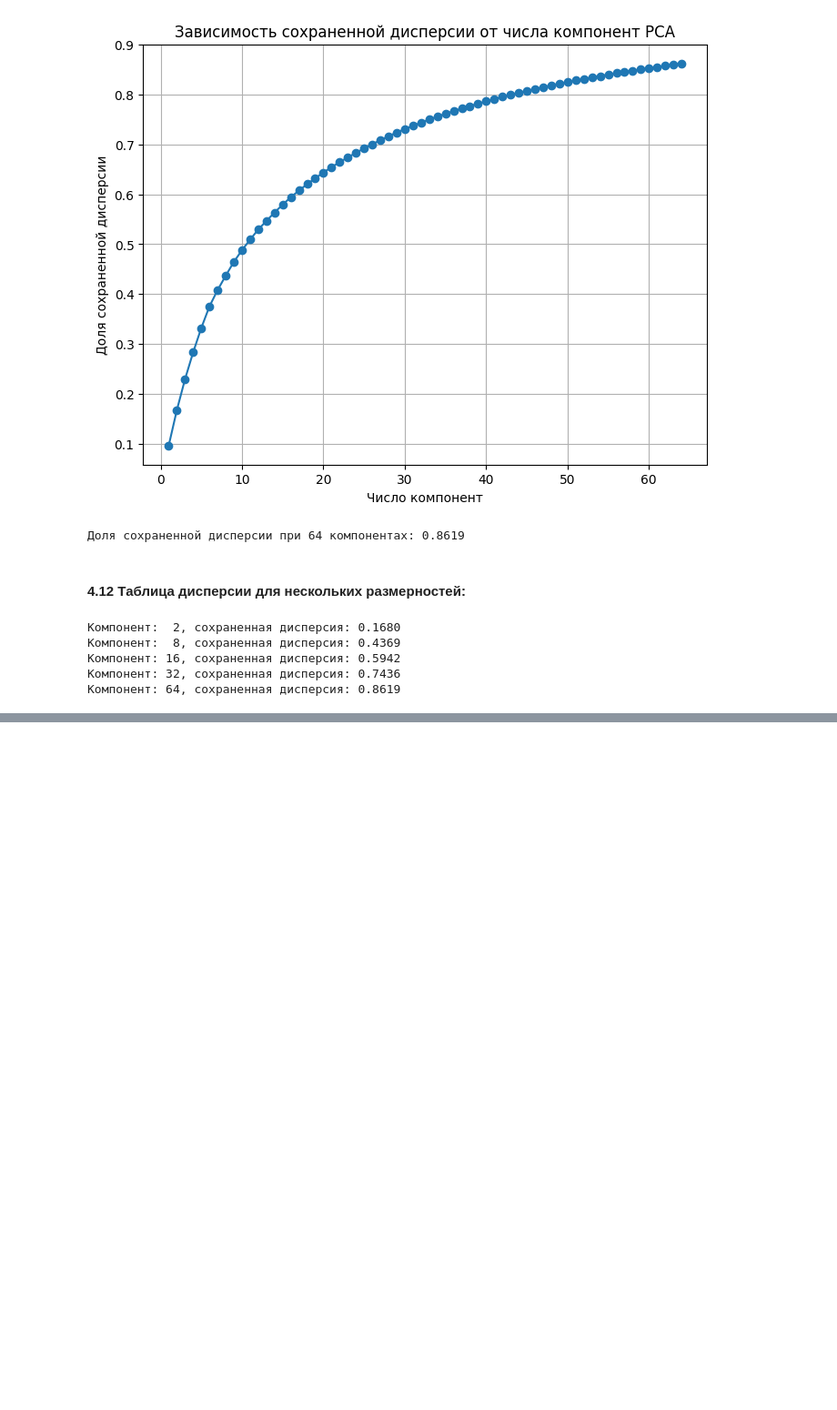
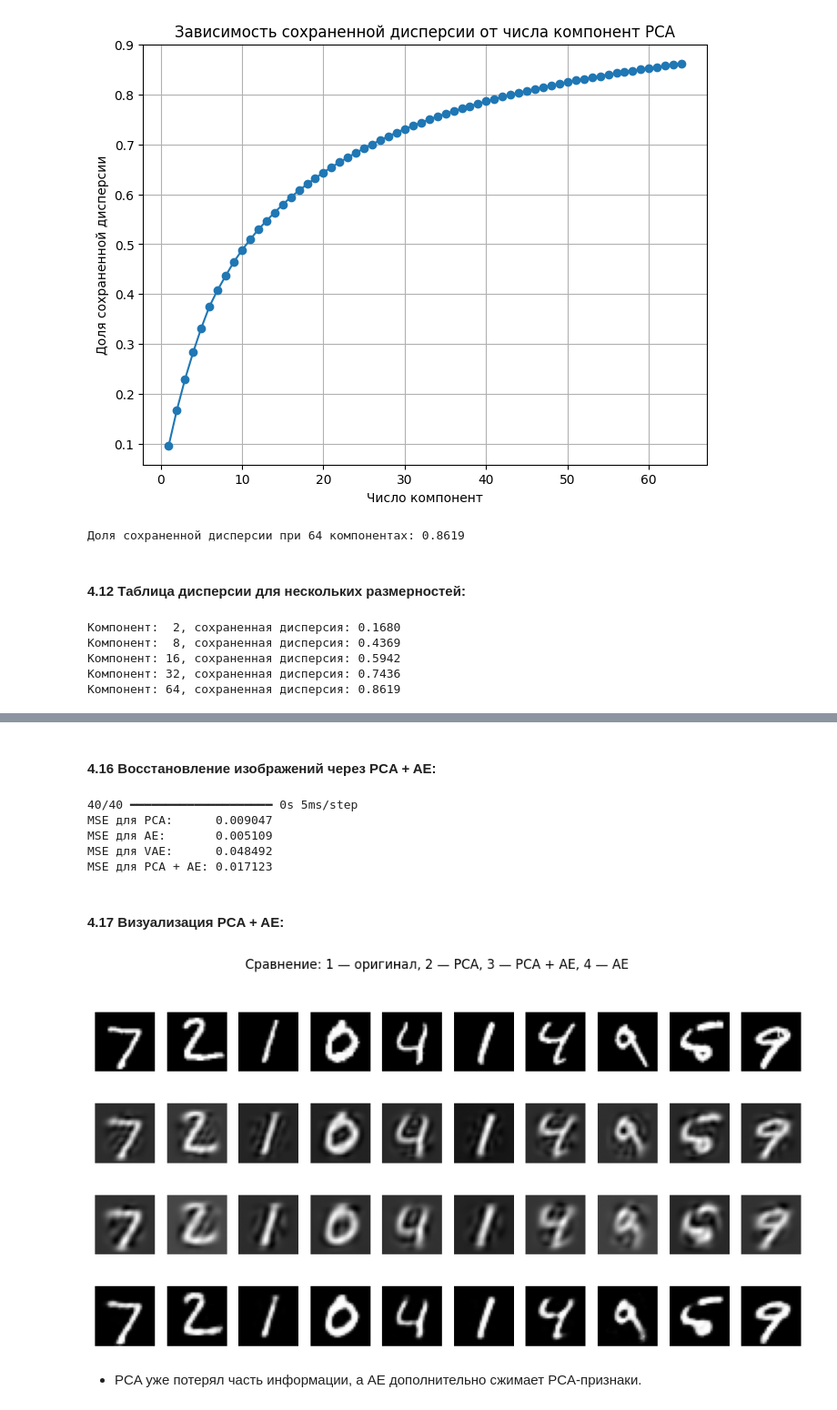
Before and after one commit to tarasovEgor/DeepLearningKurs, a Jupyter notebook: src/lab_4/VAE_lab_4.ipynb, the cells around one changed output, grey strips where cells are left out. Shown at 91% size. Cells and saved outputs as stored; diff of their text form; code cells hidden in the pictures; blank space fills up the shorter version.

```diff
--- a/src/lab_4/VAE_lab_4.ipynb
+++ b/src/lab_4/VAE_lab_4.ipynb
@@ -1047,0 +1128,59 @@ for n in [2, 8, 16, 32, 64]:
+# %% [markdown]
+#### 4.16 Восстановление изображений через PCA + AE:
+# %%
+# Восстанавливаем PCA-признаки через AE
+x_test_pca_ae_reconstructed = pca_autoencoder.predict(x_test_pca_for_ae, batch_size=256)
+
+# Возвращаемся из PCA-пространства обратно к пикселям
+x_test_pca_ae_reconstructed_flat = pca_for_ae.inverse_transform(x_test_pca_ae_reconstructed)
+
+# Возвращаем форму изображений
+x_test_pca_ae_reconstructed_images = x_test_pca_ae_reconstructed_flat.reshape(-1, 28, 28, 1)
+
+# Считаем MSE
+mse_pca_ae = mean_squared_error(x_test_flat, x_test_pca_ae_reconstructed_flat)
+
+print(f"MSE для PCA:      {mse_pca:.6f}")
+print(f"MSE для AE:       {mse_ae:.6f}")
+print(f"MSE для VAE:      {mse_vae:.6f}")
+print(f"MSE для PCA + AE: {mse_pca_ae:.6f}")
+# %% [output]
+40/40 ━━━━━━━━━━━━━━━━━━━━ 0s 5ms/step
+MSE для PCA:      0.009047
+MSE для AE:       0.005109
+MSE для VAE:      0.048492
+MSE для PCA + AE: 0.017123
+# %% [markdown]
+#### 4.17 Визуализация PCA + AE:
+# %%
+num_images = 10
+
+plt.figure(figsize=(12, 6))
+
+for i in range(num_images):
+    # Оригинал
+    plt.subplot(4, num_images, i + 1)
+    plt.imshow(x_test[i].reshape(28, 28), cmap="gray")
+    plt.axis("off")
+
+    # PCA
+    plt.subplot(4, num_images, num_images + i + 1)
+    plt.imshow(x_test_pca_reconstructed[i].reshape(28, 28), cmap="gray")
+    plt.axis("off")
+
+    # PCA + AE
+    plt.subplot(4, num_images, 2 * num_images + i + 1)
+    plt.imshow(x_test_pca_ae_reconstructed_images[i].reshape(28, 28), cmap="gray")
+    plt.axis("off")
+
+    # AE
+    plt.subplot(4, num_images, 3 * num_images + i + 1)
+    plt.imshow(x_test_ae_reconstructed[i].reshape(28, 28), cmap="gray")
+    plt.axis("off")
+
+plt.suptitle("Сравнение: 1 — оригинал, 2 — PCA, 3 — PCA + AE, 4 — AE")
+plt.show()
+# %% [output]
+[figure, added]
+# %% [markdown]
+- PCA уже потерял часть информации, а AE дополнительно сжимает PCA-признаки.
```
Also changed, not shown: parts of 6 cells of this notebook.
